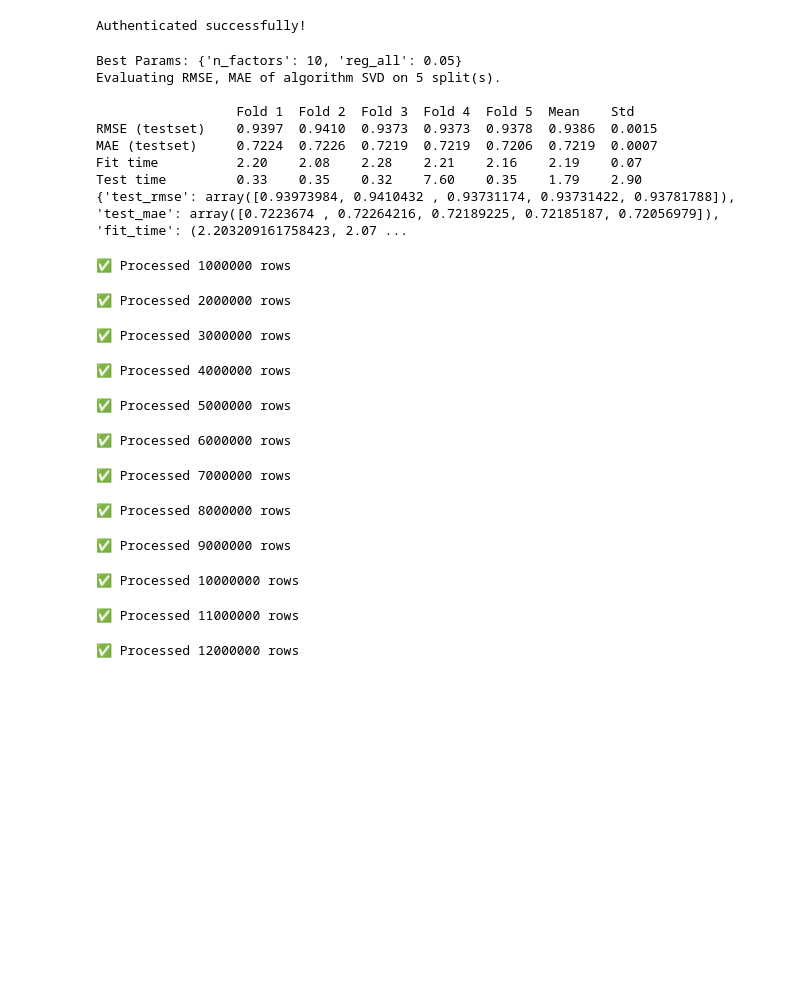
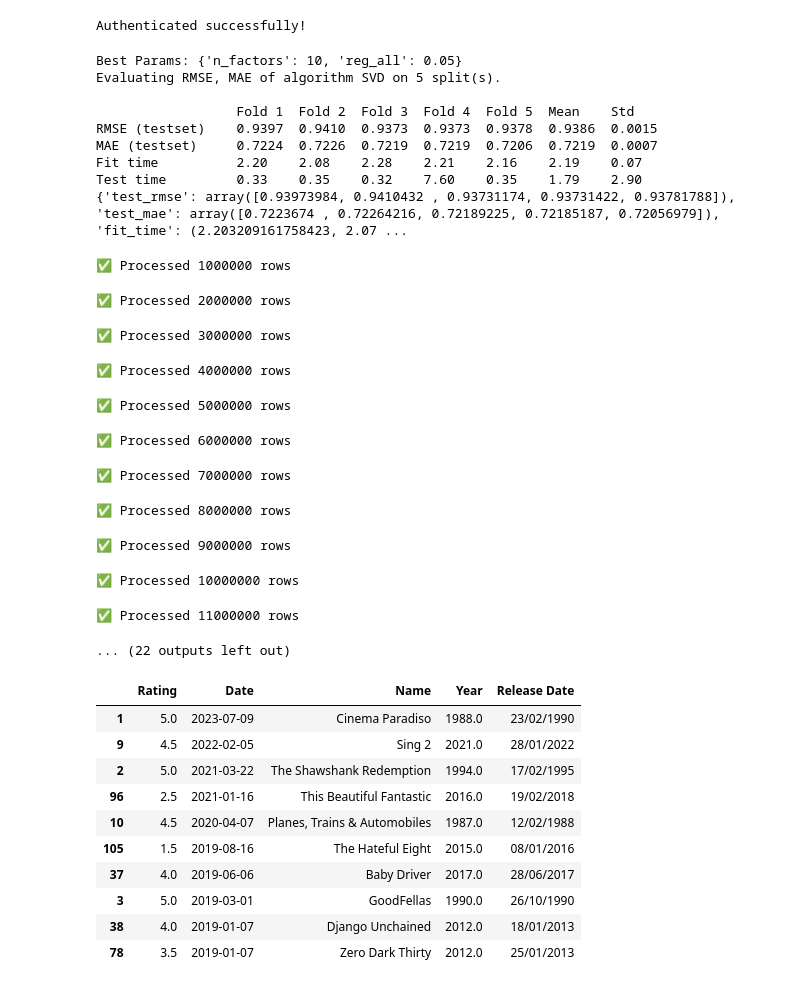
Before and after one commit to oliverramsaygray/film_wizard, a Jupyter notebook: notebooks/SVD_GridSearch_FW_model.ipynb, the cells around one changed output. Saved outputs shown, nothing was run; the diff lists cells and outputs as text; code cells hidden in the pictures; blank space fills up the shorter version.

```diff
--- a/notebooks/SVD_GridSearch_FW_model.ipynb
+++ b/notebooks/SVD_GridSearch_FW_model.ipynb
@@ -35,15 +35,16 @@ reader = Reader(rating_scale=(0.5, 5))
 sample_query = """
 SELECT userId, movieId, rating
 FROM `film-wizard-453315.Grouplens.raw_grouplens_ratings`
-TABLESAMPLE SYSTEM (1 PERCENT)
+ORDER BY RAND()
+LIMIT 320000  -- Adjust for ~1% of 32M rows
 """
 sample_df = client.query(sample_query).to_dataframe()
 data = Dataset.load_from_df(sample_df[['userId', 'movieId', 'rating']], reader)
 
 # Hyperparameter tuning
 param_grid = {
-    "n_factors": [10, 20],
-    "reg_all": [0.05, 0.1]
+    "n_factors": [2, 5, 10],
+    "reg_all": [0.001, 0.01, 0.05]
 }
 gs = GridSearchCV(SVD, param_grid, measures=["rmse"], cv=3)
 gs.fit(data)
@@ -80,7 +81,8 @@ for offset in range(0, TOTAL_ROWS, BATCH_SIZE):
 test_query = """
 SELECT userId, movieId, rating
 FROM `film-wizard-453315.Grouplens.raw_grouplens_ratings`
-TABLESAMPLE SYSTEM (5 PERCENT)
+ORDER BY RAND()
+LIMIT 1500000  -- Adjust for ~5% of 32M rows
 """
 test_df = client.query(test_query).to_dataframe()
 testset = Dataset.load_from_df(test_df[['userId', 'movieId', 'rating']], reader).build_full_trainset().build_testset()
@@ -108,35 +110,45 @@ Test time         0.33    0.35    0.32    7.60    0.35    1.79    2.90
 ✅ Processed 9000000 rows
 ✅ Processed 10000000 rows
 ✅ Processed 11000000 rows
-✅ Processed 12000000 rows
+... (22 outputs left out)
 # %%
-import pandas as pd
-
 # Path to your CSV file
-csv_path = "/Users/oliverramsaygray/code/oliverramsaygray/film_wizard/raw_data/letterboxd-oliverramsay-2025-03-13-15-05-utc/ratings.csv"
+csv_path = "/Users/oliverramsaygray/code/oliverramsaygray/film_wizard/raw_data/Adam films/9a884b4e-8993-4800-925a-bea11dcce39e.csv"
 
 # Load the CSV into a DataFrame
 movies_df = pd.read_csv(csv_path)
 
 # Convert the 'date' column to datetime if it's not already
 movies_df['Date'] = pd.to_datetime(movies_df['Date'])
 
 # Filter out movies released in or after October 2023
 movies_df = movies_df[movies_df['Date'] < '2023-10-01']
 
 #Filter out movies that Grouplens later has an issue matching with
 # Exclude specific movies by title
-movies_to_exclude = ["Sing", "Living", 'Fury']  # Replace with actual movie titles
+movies_to_exclude = ["Herod's Law", "Spirited Away", "Sing", "Living", "Fury"]  # Replace with actual movie titles
 movies_df = movies_df[~movies_df['Name'].isin(movies_to_exclude)]
 
 ##### Half the ratings to be out of 5 - only for Adam #####
-# movies_df['Rating'] = movies_df['Rating']/2
+movies_df['Rating'] = movies_df['Rating']/2
 
 # Sort by 'date' in descending order to get the most recent entries
 oliver_recent_movies = movies_df.sort_values(by='Date', ascending=False).head(10)
 
 # Show the most recent 10 movies and their ratings
 display(oliver_recent_movies)
+# %% [output]
+|  | Rating | Date | Name | Year | Release Date |
+| 1 | 5.0 | 2023-07-09 | Cinema Paradiso | 1988.0 | 23/02/1990 |
+| 9 | 4.5 | 2022-02-05 | Sing 2 | 2021.0 | 28/01/2022 |
+| 2 | 5.0 | 2021-03-22 | The Shawshank Redemption | 1994.0 | 17/02/1995 |
+| 96 | 2.5 | 2021-01-16 | This Beautiful Fantastic | 2016.0 | 19/02/2018 |
+| 10 | 4.5 | 2020-04-07 | Planes, Trains & Automobiles | 1987.0 | 12/02/1988 |
+| 105 | 1.5 | 2019-08-16 | The Hateful Eight | 2015.0 | 08/01/2016 |
+| 37 | 4.0 | 2019-06-06 | Baby Driver | 2017.0 | 28/06/2017 |
+| 3 | 5.0 | 2019-03-01 | GoodFellas | 1990.0 | 26/10/1990 |
+| 38 | 4.0 | 2019-01-07 | Django Unchained | 2012.0 | 18/01/2013 |
+| 78 | 3.5 | 2019-01-07 | Zero Dark Thirty | 2012.0 | 25/01/2013 |
 # %%
 from fuzzywuzzy import fuzz, process
 
```
Also changed, not shown: parts of 11 cells of this notebook, 3 other files.
